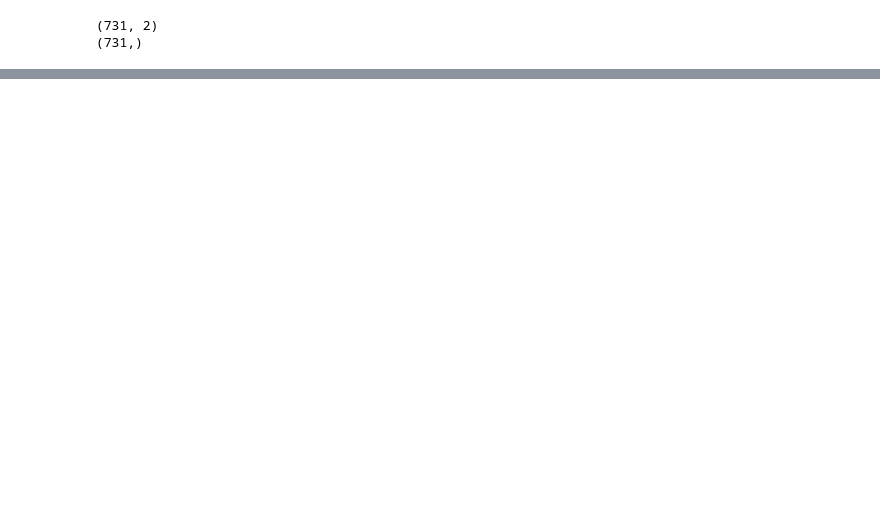
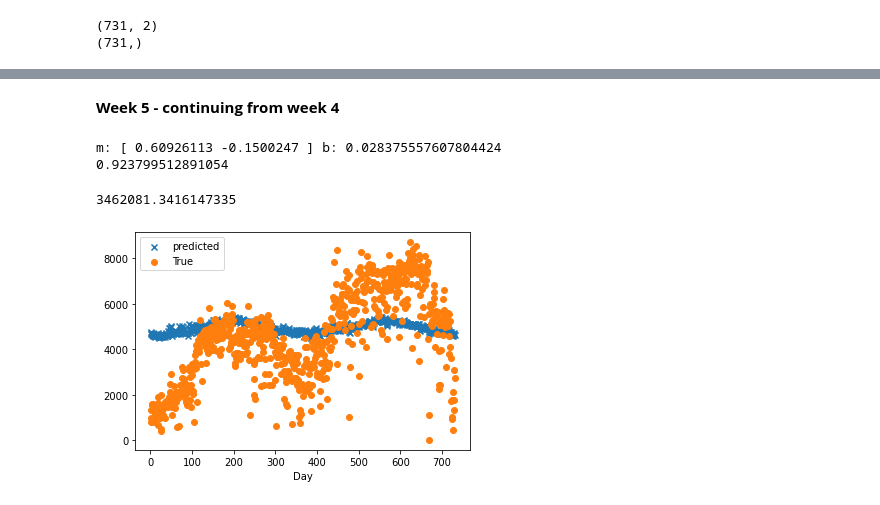
Before and after one commit to haron1100/teach-ml, a Jupyter notebook: DataViz.ipynb, the cells around one changed output, grey strips where cells are left out. Drawn from its saved outputs; the diff is of its cells as text; code cells hidden in the pictures; blank space fills up the shorter version.

```diff
--- a/DataViz.ipynb
+++ b/DataViz.ipynb
@@ -370,0 +389,48 @@ m: [1.68185259 2.56389843] b: 2.348345190536698
+# %% [markdown]
+**Week 5 - continuing from week 4**
+# %%
+from copy import deepcopy
+def normalize(X):
+    xnorm = deepcopy(X)
+    for col in range(xnorm.shape[1]): #iterate over the number of columns
+        mean, std = np.mean(xnorm[:,col]), np.std(xnorm[:,col])
+        xnorm[:,col] = (xnorm[:,col]-mean) / std
+    return xnorm, mean, std
+X_norm, mean, std = normalize(X)
+#Y_norm, y_mean, y_std = normalize(Y)
+y_mean, y_std = np.mean(Y), np.std(Y)
+Y_norm = (Y-y_mean)/y_std
+# %%
+def random_search_new(X, Y, n_searches=30):
+    c_lowest = float("inf")
+    for i in range(n_searches):
+        m = np.random.randn(n_features) #change what you multiply by to increase range
+        b = np.random.randn() #change what you multiply by to increase range
+        prediction = np.matmul(X, m) + b
+        c = cost(prediction, Y)
+        if c<c_lowest:
+            c_lowest=c
+            best_m = m
+            best_b = b
+    return best_m, best_b
+# %%
+best_m, best_b = random_search_new(X_norm, Y_norm, 10000)
+print('m:', best_m, 'b:', best_b)
+y_pred = np.matmul(X, best_m) + best_b
+print(cost(y_pred, Y_norm))
+# %% [output]
+m: [ 0.60926113 -0.1500247 ] b: 0.028375557607804424
+0.923799512891054
+# %%
+real_y_pred = (y_pred*y_std) + y_mean
+print(cost(real_y_pred, Y))
+# %% [output]
+3462081.3416147335
+# %%
+plt.scatter(df['instant'], real_y_pred, label="predicted", marker='x')
+plt.scatter(df['instant'], df['cnt'], label="True")
+plt.xlabel('Day')
+plt.legend()
+plt.show()
+# %% [output]
+[figure, added]
```
Also changed, not shown: parts of 6 cells of this notebook.
